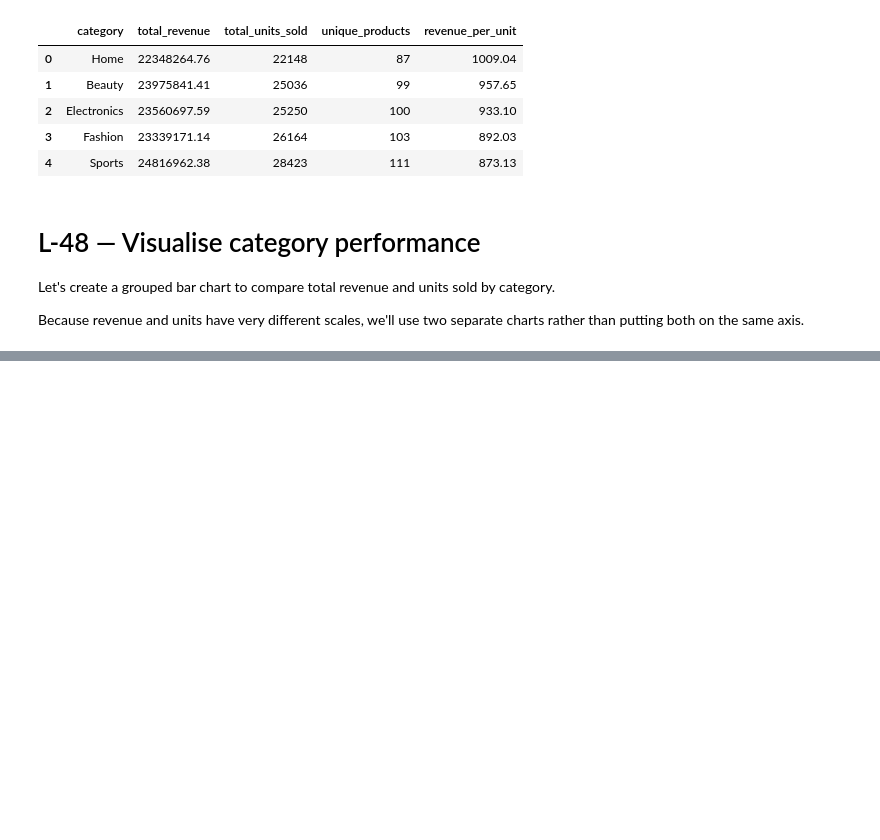
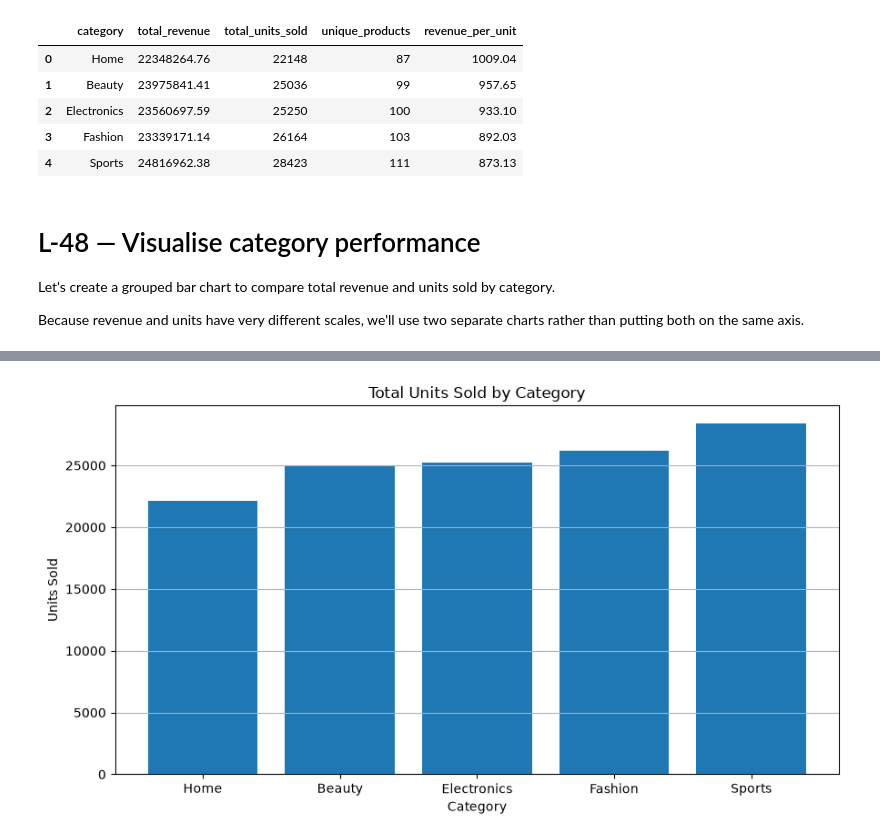
Before and after one commit to Mohammedvahith/E-commerce-Sales-Customer-Analytics, a Jupyter notebook: shopease-analytics/notebooks/03_eda.ipynb, the cells around one changed output, grey strips where cells are left out. Cells and saved outputs as stored; diff of their text form; code cells hidden in the pictures; blank space fills up the shorter version.

```diff
--- a/shopease-analytics/notebooks/03_eda.ipynb
+++ b/shopease-analytics/notebooks/03_eda.ipynb
@@ -2404,0 +2428,18 @@ Because revenue and units have very different scales, we'll use two separate cha
+# %%
+# Total units sold by category
+
+plt.figure(figsize=(9,5))
+
+plt.bar(
+    category_performance["category"],
+    category_performance["total_units_sold"]
+)
+
+plt.title("Total Units Sold by Category")
+plt.xlabel("Category")
+plt.ylabel("Units Sold")
+plt.grid(True,axis="y")
+plt.tight_layout()
+plt.show()
+# %% [output]
+[figure, added]
```
Also changed, not shown: parts of 1 cell of this notebook.
